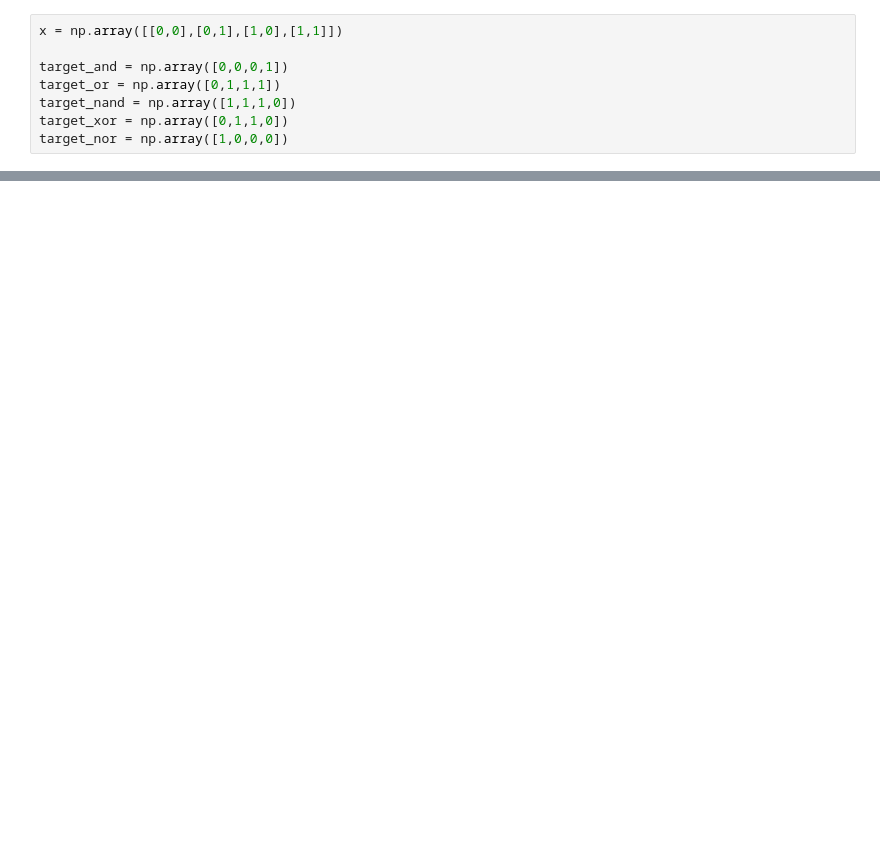
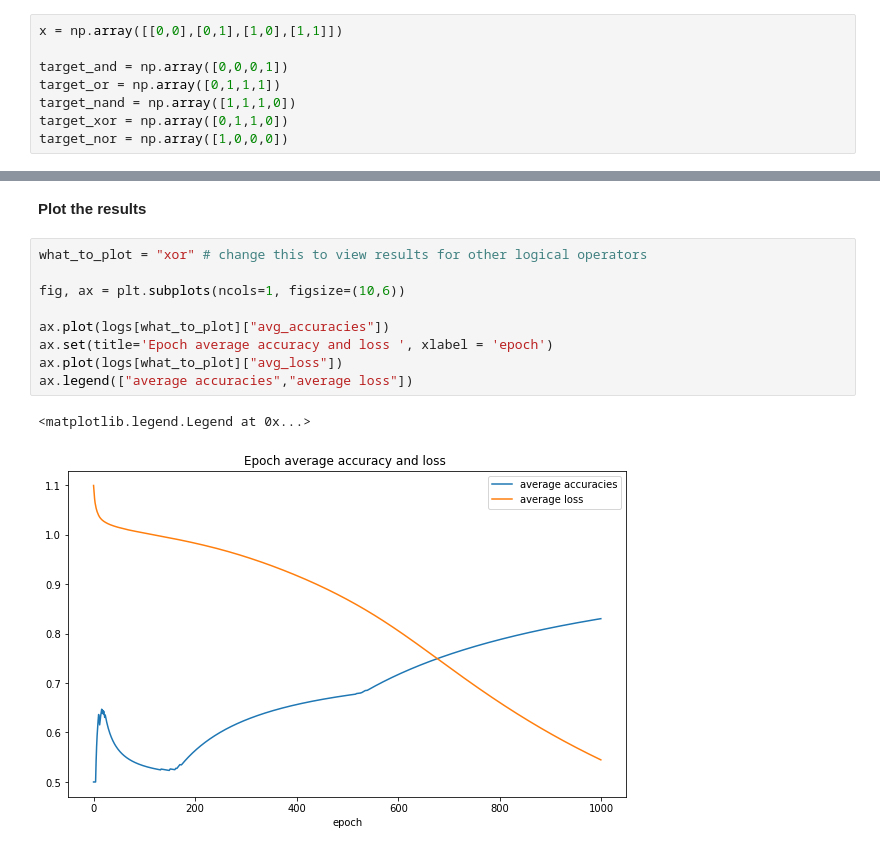
Before and after one commit to TheExplorer95/implemeting_ANNs_TF, a Jupyter notebook: 02/IANNWTF Homework 02 Mathis.ipynb, the cells around one changed output, grey strips where cells are left out. Cells and saved outputs as stored; diff of their text form; blank space fills up the shorter version.

Commit message:
Final version with plots

```diff
--- a/02/IANNWTF Homework 02 Mathis.ipynb
+++ b/02/IANNWTF Homework 02 Mathis.ipynb
@@ -217,0 +297,14 @@ array([-0.8204904 , -0.78464652,  0.43052614])
+# %% [markdown]
+**Plot the results**
+# %%
+what_to_plot = "xor" # change this to view results for other logical operators
+
+fig, ax = plt.subplots(ncols=1, figsize=(10,6))
+
+ax.plot(logs[what_to_plot]["avg_accuracies"])
+ax.set(title='Epoch average accuracy and loss ', xlabel = 'epoch')
+ax.plot(logs[what_to_plot]["avg_loss"])
+ax.legend(["average accuracies","average loss"])
+# %% [output]
+<matplotlib.legend.Legend at 0x...>
+[figure, added]
```
Also changed, not shown: parts of 16 cells of this notebook.
